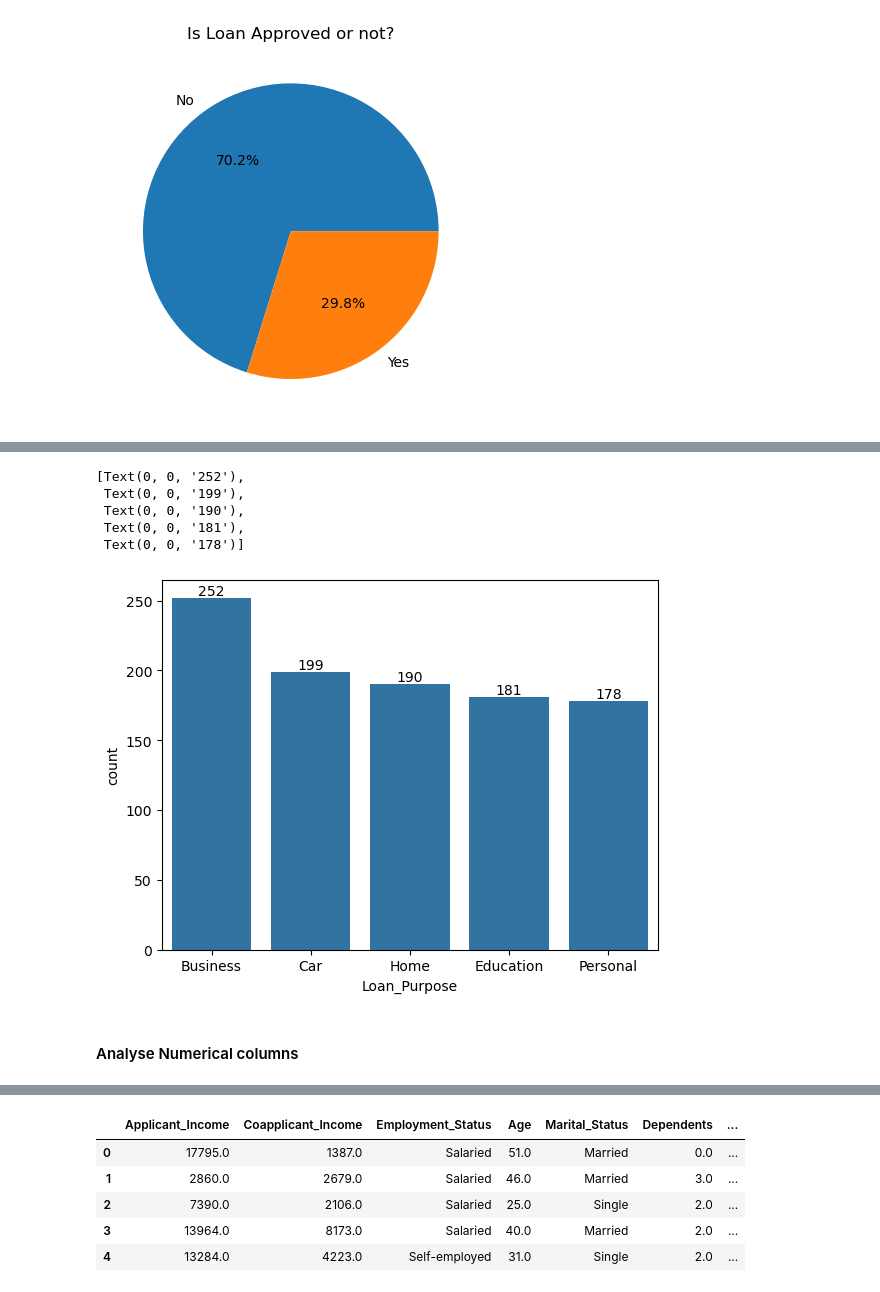
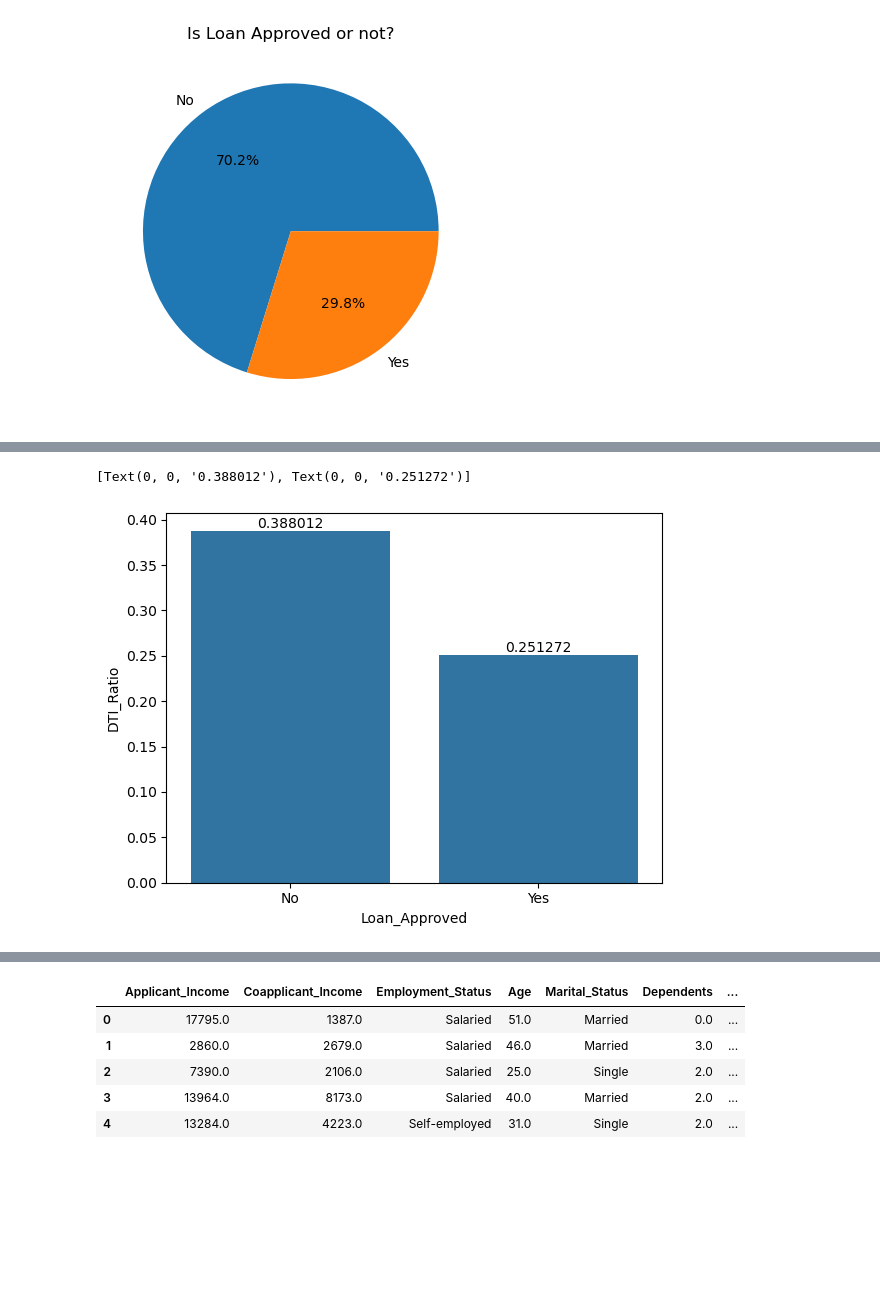
Before and after one commit to Bhoomiagarwal07/RiskSight-Loan-Engine, a Jupyter notebook: Notebook/credit_wise.ipynb, the cells around one changed output, grey strips where cells are left out. Saved outputs shown, nothing was run; the diff lists cells and outputs as text; code cells hidden in the pictures; blank space fills up the shorter version.

```diff
--- a/Notebook/credit_wise.ipynb
+++ b/Notebook/credit_wise.ipynb
@@ -244,13 +278,7 @@ ax.bar_label(ax.containers[0])
 # %%
-loan_purp = df["Loan_Purpose"].value_counts()
-ax = sns.barplot(loan_purp)
+avg_dti_ratio= df.groupby("Loan_Approved")["DTI_Ratio"].mean()
+ax = sns.barplot(avg_dti_ratio)
 ax.bar_label(ax.containers[0])
 # %% [output]
-[Text(0, 0, '252'),
- Text(0, 0, '199'),
- Text(0, 0, '190'),
- Text(0, 0, '181'),
- Text(0, 0, '178')]
+[Text(0, 0, '0.388012'), Text(0, 0, '0.251272')]
-[figure, old version]
+[figure, new version]
-# %% [markdown]
-#### Analyse Numerical columns
```
Also changed, not shown: parts of 95 cells of this notebook.
